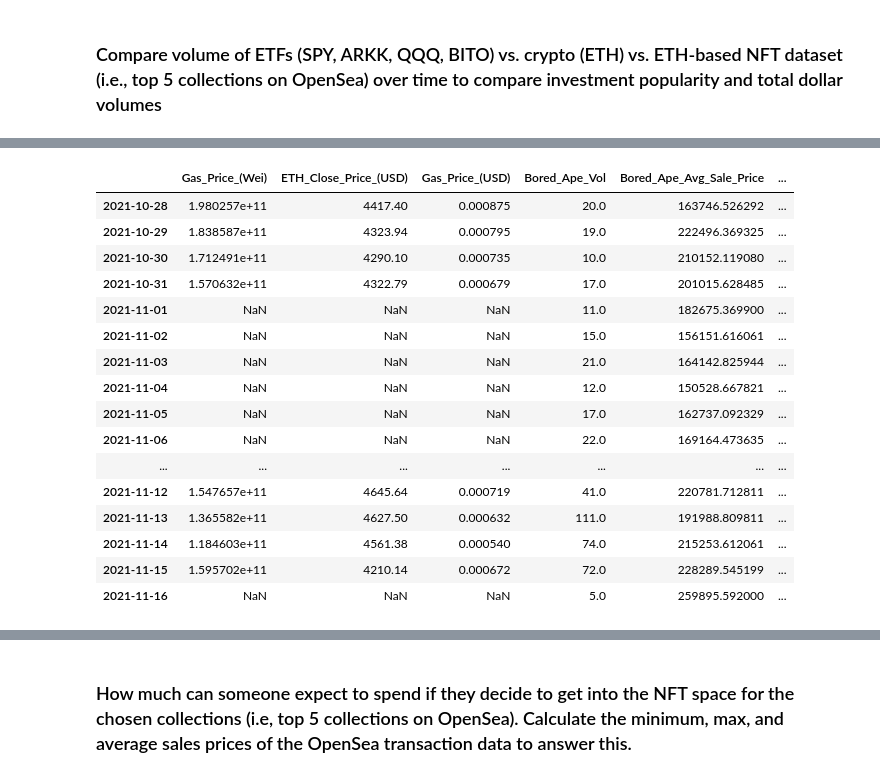
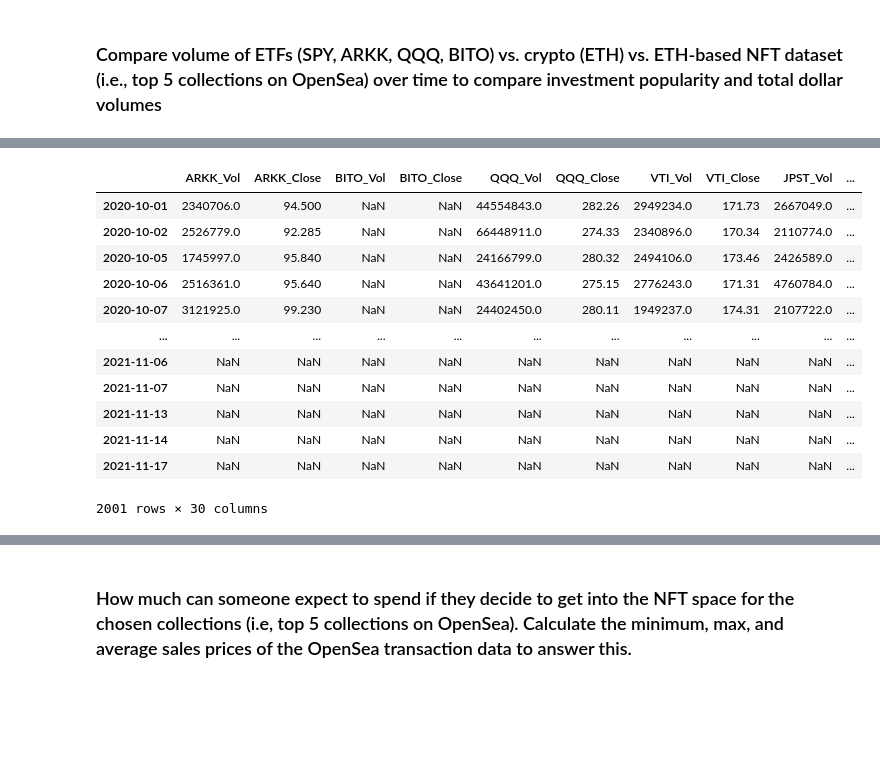
Before and after one commit to bradkaley/NFT_Market_Analysis, a Jupyter notebook: Part_2_Data_Collection_Analysis.ipynb, the cells around one changed output, grey strips where cells are left out. Drawn from its saved outputs; the diff is of its cells as text; code cells hidden in the pictures; blank space fills up the shorter version.

Commit message:
Updated code with date in dataframes fixed

```diff
--- a/Part_2_Data_Collection_Analysis.ipynb
+++ b/Part_2_Data_Collection_Analysis.ipynb
@@ -146,9 +146,8 @@ stocks_vol_data["JPST_Vol"] = df_ticker["JPST"]["volume"]
 stocks_vol_data["JPST_Close"] = df_ticker["JPST"]["close"]
 
 #Reset the index and remove the time component for easier comparsion with other datasets later
-stocks_vol_data.reset_index(inplace=True)
-stocks_vol_data["time"] = pd.to_datetime(stocks_vol_data["time"])
-stocks_vol_data.set_index("time", inplace=True)
+stocks_vol_data.index = stocks_vol_data.index.date
+stocks_vol_data
 stocks_vol_data.head()
 # %% [output]
 |  | ARKK_Vol | ARKK_Close | BITO_Vol | BITO_Close | QQQ_Vol | QQQ_Close | VTI_Vol | VTI_Close | JPST_Vol | ... |
@@ -187,7 +185,7 @@ eth_volume_data = []
 eth_close_data = []
 
 for l in day_list_range:
-    date_data = dt.datetime.fromtimestamp(int(eth_volume_response_data["Data"][l]["time"])).strftime('%m/%d/%Y')
+    date_data = dt.datetime.fromtimestamp(int(eth_volume_response_data["Data"][l]["time"]))
     volume_data = eth_volume_response_data["Data"][l]["total_volume_total"]
     close_data = eth_price_response_data["Data"]["Data"][l]["close"]
 
@@ -200,6 +198,7 @@ eth_data["ETH_Daily_Volume"] = eth_volume_data
 eth_data["ETH_Close_Price_(USD)"] = eth_close_data
 
 eth_data = eth_data.set_index("Date")
+eth_data.index = eth_data.index.date
 eth_data
 # %% [output]
 |  | ETH_Daily_Volume | ETH_Close_Price_(USD) |
@@ -359,27 +354,32 @@ bored_ape_sale_price_data = bored_ape_sale_price_df[['timestamp', 'total_price_u
 bored_ape_vol_df = pd.DataFrame()
 bored_ape_vol_df["Bored_Ape_Vol"] = bored_ape_vol_data
 bored_ape_vol_df["Bored_Ape_Avg_Sale_Price"] = bored_ape_sale_price_data
+bored_ape_vol_df.index = bored_ape_vol_df.index.date
 
 mutant_ape_vol_data = mutant_ape_sale_price_df[['timestamp', 'total_price_usd']].resample("D", on="timestamp").count()["total_price_usd"]
 mutant_ape_sale_price_data = mutant_ape_sale_price_df[['timestamp', 'total_price_usd']].resample("D", on="timestamp").mean()["total_price_usd"]
 mutant_ape_vol_df = pd.DataFrame()
 mutant_ape_vol_df["Mutant_Ape_Vol"] = mutant_ape_vol_data
 mutant_ape_vol_df["Mutant_Ape_Avg_Sale_Price"] = mutant_ape_sale_price_data
+mutant_ape_vol_df.index = mutant_ape_vol_df.index.date
 
 #cryptopunks_vol_data = cryptopunks_sale_price_df[['timestamp', 'total_price_usd']].resample("D", on="timestamp").count()["total_price_usd"]
 #cryptopunks_sale_price_data = cryptopunks_sale_price_df[['timestamp', 'total_price_usd']].resample("D", on="timestamp").mean()["total_price_usd"]
 #cryptopunks_vol_df = pd.DataFrame()
 #cryptopunks_vol_df["Cryptopunks_Vol"] = cryptopunks_vol_data
 #cryptopunks_vol_df["Cryptopunks_Avg_Sale_Price"] = cryptopunks_sale_price_data
+#cryptopunks_vol_df.index = cryptopunks_vol_df.index.date
 
 sandbox_vol_data = sandbox_sale_price_df[['timestamp', 'total_price_usd']].resample("D", on="timestamp").count()["total_price_usd"]
 sandbox_sale_price_data = sandbox_sale_price_df[['timestamp', 'total_price_usd']].resample("D", on="timestamp").mean()["total_price_usd"]
 sandbox_vol_df = pd.DataFrame()
 sandbox_vol_df["Sandbox_Vol"] = sandbox_vol_data
 sandbox_vol_df["Sandbox_Avg_Sale_Price"] = sandbox_sale_price_data
+sandbox_vol_df.index = sandbox_vol_df.index.date
 
 baby_ape_vol_data = baby_ape_sale_price_df[['timestamp', 'total_price_usd']].resample("D", on="timestamp").count()["total_price_usd"]
 baby_ape_sale_price_data = baby_ape_sale_price_df[['timestamp', 'total_price_usd']].resample("D", on="timestamp").mean()["total_price_usd"]
 baby_ape_vol_df = pd.DataFrame()
 baby_ape_vol_df["Baby_Ape_Vol"] = baby_ape_vol_data
 baby_ape_vol_df["Baby_Ape_Avg_Sale_Price"] = baby_ape_sale_price_data
+baby_ape_vol_df.index = baby_ape_vol_df.index.date
@@ -386,36 +400,32 @@ baby_ape_vol_df["Baby_Ape_Avg_Sale_Price"] = baby_ape_sale_price_data
 # %%
 #Concatenate volume data for ETFs, crypto (ETH), and NFTs
-combined_vol_df = pd.concat([gas_prices, bored_ape_vol_df,mutant_ape_vol_df,sandbox_vol_df,baby_ape_vol_df], axis="columns", join="outer")
+combined_vol_df = pd.concat([stocks_vol_data, eth_data, bored_ape_vol_df,mutant_ape_vol_df,sandbox_vol_df,baby_ape_vol_df], axis="columns", join="outer")
 
 #Add columns to calculate the total amount of USD involved in each ETF, crypto, and NFT collection to compare
-#combined_vol_df["ARKK_$_Vol"] = combined_vol_df["ARKK_Vol"] * combined_vol_df["ARKK_Close"]
-#combined_vol_df["BITO_$_Vol"] = combined_vol_df["BITO_Vol"] * combined_vol_df["BITO_Close"]
-#combined_vol_df["QQQ_$_Vol"] = combined_vol_df["QQQ_Vol"] * combined_vol_df["QQQ_Close"]
-#combined_vol_df["VTI_$_Vol"] = combined_vol_df["VTI_Vol"] * combined_vol_df["VTI_Close"]
-#combined_vol_df["JPST_$_Vol"] = combined_vol_df["JPST_Vol"] * combined_vol_df["JPST_Close"]
-#combined_vol_df["ETH_$_Vol"] = combined_vol_df["ETH_Daily_Volume"] * combined_vol_df["ETH_Close_Price_(USD)"]
-#combined_vol_df["Bored_Ape_$_Vol"] = combined_vol_df["Bored_Ape_Vol"] * combined_vol_df["Bored_Ape_Avg_Sale_Price"]
-#combined_vol_df["Mutant_Ape_$_Vol"] = combined_vol_df["Mutant_Ape_Vol"] * combined_vol_df["Mutant_Ape_Avg_Sale_Price"]
+combined_vol_df["ARKK_$_Vol"] = combined_vol_df["ARKK_Vol"] * combined_vol_df["ARKK_Close"]
+combined_vol_df["BITO_$_Vol"] = combined_vol_df["BITO_Vol"] * combined_vol_df["BITO_Close"]
+combined_vol_df["QQQ_$_Vol"] = combined_vol_df["QQQ_Vol"] * combined_vol_df["QQQ_Close"]
+combined_vol_df["VTI_$_Vol"] = combined_vol_df["VTI_Vol"] * combined_vol_df["VTI_Close"]
+combined_vol_df["JPST_$_Vol"] = combined_vol_df["JPST_Vol"] * combined_vol_df["JPST_Close"]
+combined_vol_df["ETH_$_Vol"] = combined_vol_df["ETH_Daily_Volume"] * combined_vol_df["ETH_Close_Price_(USD)"]
+combined_vol_df["Bored_Ape_$_Vol"] = combined_vol_df["Bored_Ape_Vol"] * combined_vol_df["Bored_Ape_Avg_Sale_Price"]
+combined_vol_df["Mutant_Ape_$_Vol"] = combined_vol_df["Mutant_Ape_Vol"] * combined_vol_df["Mutant_Ape_Avg_Sale_Price"]
 #combined_vol_df["Cryptopunks_$_Vol"] = combined_vol_df["Cryptopunks_Vol"] * combined_vol_df["Cryptopunks_Avg_Sale_Price"]
-#combined_vol_df["Sandbox_$_Vol"] = combined_vol_df["Sandbox_Vol"] * combined_vol_df["Sandbox_Avg_Sale_Price"]
-#combined_vol_df["Baby_Ape_$_Vol"] = combined_vol_df["Baby_Ape_Vol"] * combined_vol_df["Baby_Ape_Avg_Sale_Price"]
+combined_vol_df["Sandbox_$_Vol"] = combined_vol_df["Sandbox_Vol"] * combined_vol_df["Sandbox_Avg_Sale_Price"]
+combined_vol_df["Baby_Ape_$_Vol"] = combined_vol_df["Baby_Ape_Vol"] * combined_vol_df["Baby_Ape_Avg_Sale_Price"]
 
-combined_vol_df.tail(20)
+combined_vol_df
 # %% [output]
-|  | Gas_Price_(Wei) | ETH_Close_Price_(USD) | Gas_Price_(USD) | Bored_Ape_Vol | Bored_Ape_Avg_Sale_Price | ... |
-| 2021-10-28 | 1.980257e+11 | 4417.40 | 0.000875 | 20.0 | 163746.526292 | ... |
-| 2021-10-29 | 1.838587e+11 | 4323.94 | 0.000795 | 19.0 | 222496.369325 | ... |
-| 2021-10-30 | 1.712491e+11 | 4290.10 | 0.000735 | 10.0 | 210152.119080 | ... |
-| 2021-10-31 | 1.570632e+11 | 4322.79 | 0.000679 | 17.0 | 201015.628485 | ... |
-| 2021-11-01 | NaN | NaN | NaN | 11.0 | 182675.369900 | ... |
-| 2021-11-02 | NaN | NaN | NaN | 15.0 | 156151.616061 | ... |
-| 2021-11-03 | NaN | NaN | NaN | 21.0 | 164142.825944 | ... |
-| 2021-11-04 | NaN | NaN | NaN | 12.0 | 150528.667821 | ... |
-| 2021-11-05 | NaN | NaN | NaN | 17.0 | 162737.092329 | ... |
-| 2021-11-06 | NaN | NaN | NaN | 22.0 | 169164.473635 | ... |
-| ... | ... | ... | ... | ... | ... | ... |
-| 2021-11-12 | 1.547657e+11 | 4645.64 | 0.000719 | 41.0 | 220781.712811 | ... |
-| 2021-11-13 | 1.365582e+11 | 4627.50 | 0.000632 | 111.0 | 191988.809811 | ... |
-| 2021-11-14 | 1.184603e+11 | 4561.38 | 0.000540 | 74.0 | 215253.612061 | ... |
-| 2021-11-15 | 1.595702e+11 | 4210.14 | 0.000672 | 72.0 | 228289.545199 | ... |
-| 2021-11-16 | NaN | NaN | NaN | 5.0 | 259895.592000 | ... |
+|  | ARKK_Vol | ARKK_Close | BITO_Vol | BITO_Close | QQQ_Vol | QQQ_Close | VTI_Vol | VTI_Close | JPST_Vol | ... |
+| 2020-10-01 | 2340706.0 | 94.500 | NaN | NaN | 44554843.0 | 282.26 | 2949234.0 | 171.73 | 2667049.0 | ... |
+| 2020-10-02 | 2526779.0 | 92.285 | NaN | NaN | 66448911.0 | 274.33 | 2340896.0 | 170.34 | 2110774.0 | ... |
+| 2020-10-05 | 1745997.0 | 95.840 | NaN | NaN | 24166799.0 | 280.32 | 2494106.0 | 173.46 | 2426589.0 | ... |
+| 2020-10-06 | 2516361.0 | 95.640 | NaN | NaN | 43641201.0 | 275.15 | 2776243.0 | 171.31 | 4760784.0 | ... |
+| 2020-10-07 | 3121925.0 | 99.230 | NaN | NaN | 24402450.0 | 280.11 | 1949237.0 | 174.31 | 2107722.0 | ... |
+| ... | ... | ... | ... | ... | ... | ... | ... | ... | ... | ... |
+| 2021-11-06 | NaN | NaN | NaN | NaN | NaN | NaN | NaN | NaN | NaN | ... |
+| 2021-11-07 | NaN | NaN | NaN | NaN | NaN | NaN | NaN | NaN | NaN | ... |
+| 2021-11-13 | NaN | NaN | NaN | NaN | NaN | NaN | NaN | NaN | NaN | ... |
+| 2021-11-14 | NaN | NaN | NaN | NaN | NaN | NaN | NaN | NaN | NaN | ... |
+| 2021-11-17 | NaN | NaN | NaN | NaN | NaN | NaN | NaN | NaN | NaN | ... |
+2001 rows × 30 columns
```
Also changed, not shown: parts of 8 cells of this notebook, 2 other files.
